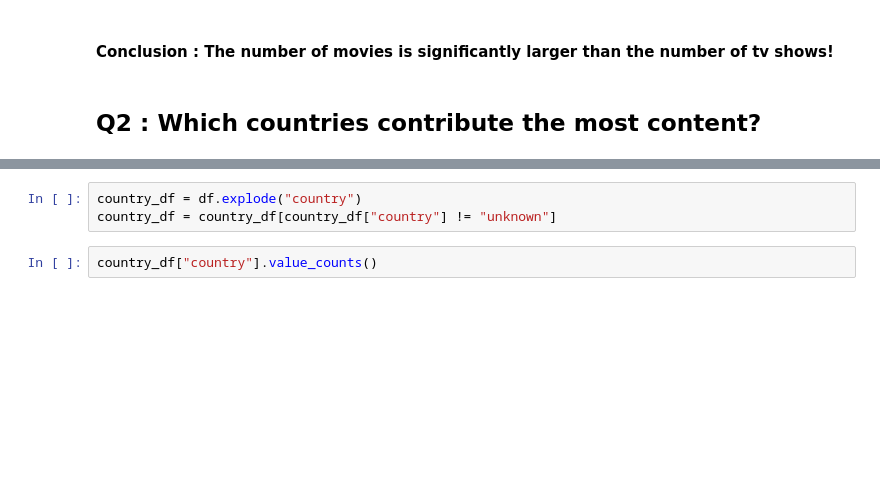
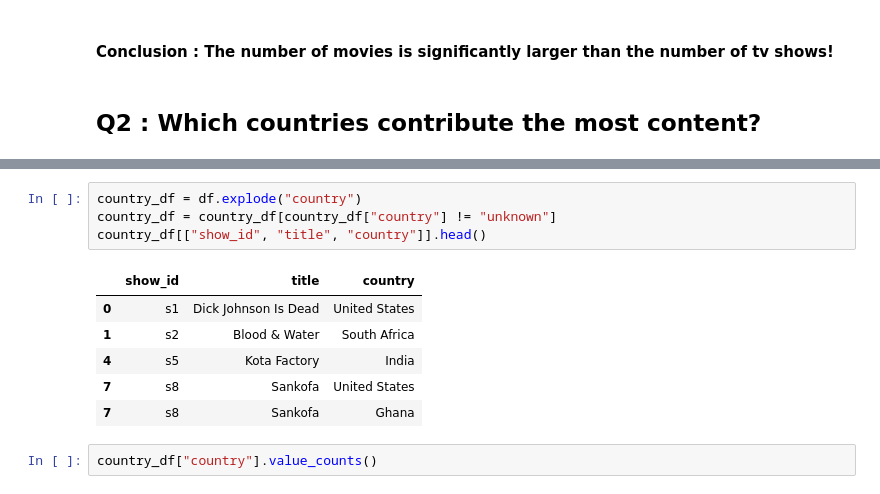
Before and after one commit to Yash-Codes07/netflix-content-analysis, a Jupyter notebook: notebooks/netflix_content_analysis.ipynb, the cells around one changed output, grey strips where cells are left out. Saved outputs shown, nothing was run; the diff lists cells and outputs as text; blank space fills up the shorter version.

```diff
--- a/notebooks/netflix_content_analysis.ipynb
+++ b/notebooks/netflix_content_analysis.ipynb
@@ -105,6 +113,14 @@ df["country"] = df["country"].apply(lambda x : [country.strip() for country in x
 # %%
 country_df = df.explode("country")
 country_df = country_df[country_df["country"] != "unknown"]
+country_df[["show_id", "title", "country"]].head()
+# %% [output]
+|  | show_id | title | country |
+| 0 | s1 | Dick Johnson Is Dead | United States |
+| 1 | s2 | Blood & Water | South Africa |
+| 4 | s5 | Kota Factory | India |
+| 7 | s8 | Sankofa | United States |
+| 7 | s8 | Sankofa | Ghana |
 # %%
 country_df["country"].value_counts()
 # %% [output]
```
Also changed, not shown: parts of 18 cells of this notebook.
